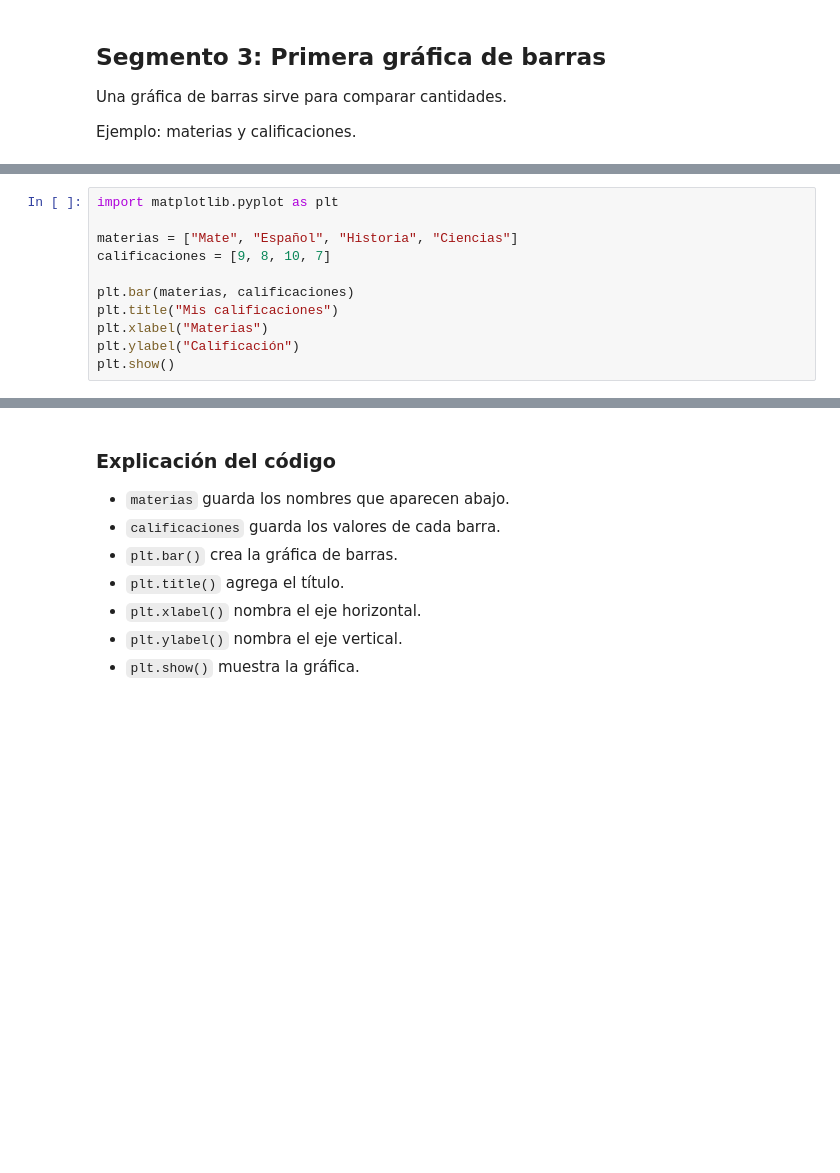
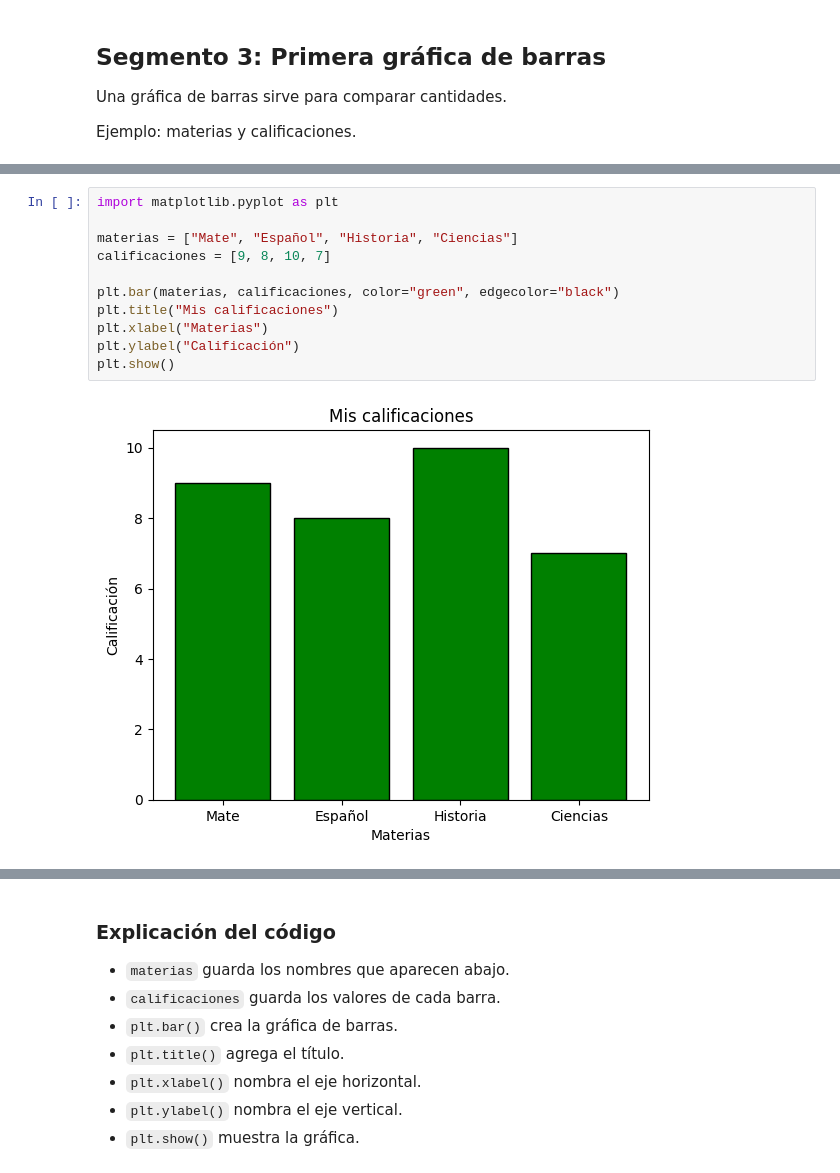
Before and after one commit to IngJoel0/Python-Course, a Jupyter notebook: 06_Graficas_y_datos_visuales.ipynb, the cells around one changed output, grey strips where cells are left out. Cells and saved outputs as stored; diff of their text form; blank space fills up the shorter version.

```diff
--- a/06_Graficas_y_datos_visuales.ipynb
+++ b/06_Graficas_y_datos_visuales.ipynb
@@ -57,11 +57,13 @@ Ejemplo: materias y calificaciones.
 # %%
 import matplotlib.pyplot as plt
 
 materias = ["Mate", "Español", "Historia", "Ciencias"]
 calificaciones = [9, 8, 10, 7]
 
-plt.bar(materias, calificaciones)
+plt.bar(materias, calificaciones, color="green", edgecolor="black")
 plt.title("Mis calificaciones")
 plt.xlabel("Materias")
 plt.ylabel("Calificación")
 plt.show()
+# %% [output]
+[figure, added]
```
Also changed, not shown: parts of 25 cells of this notebook, 2 other files.
